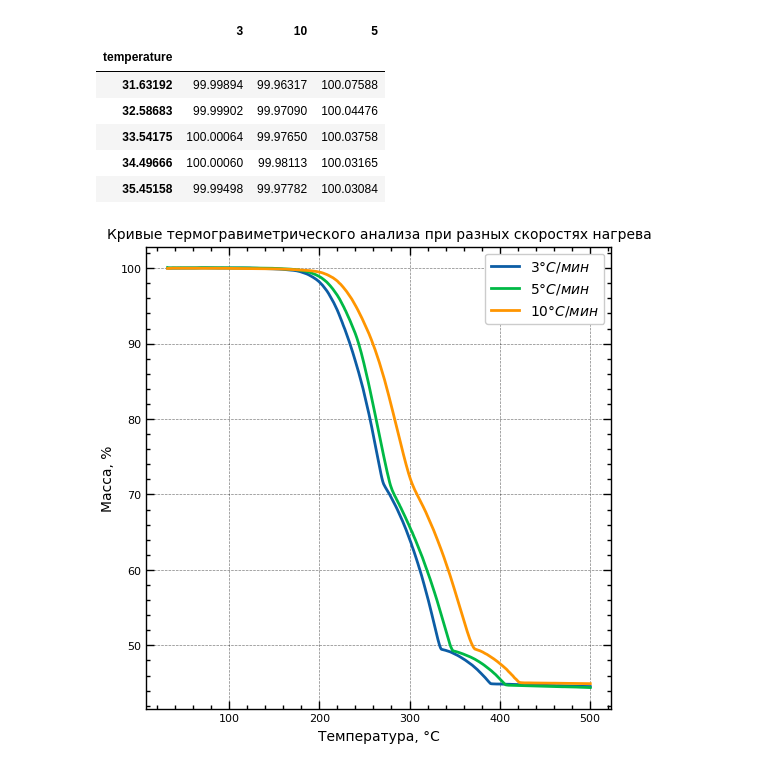
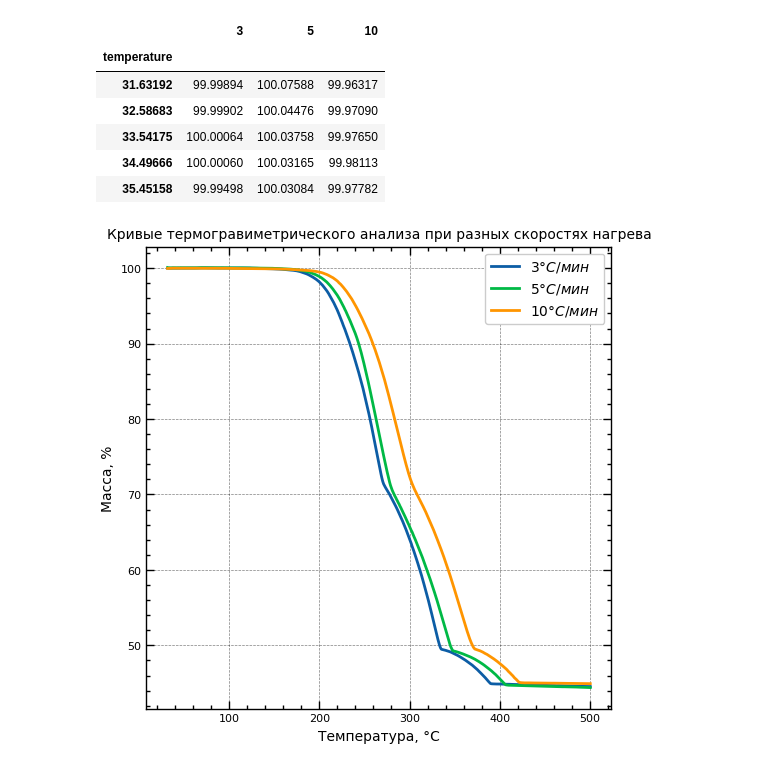
Before and after one commit to kdavjd/isoconversion_study_of_reaction_kinetics, a Jupyter notebook: isoconversion.ipynb, the cells around one changed output. Cells and saved outputs as stored; diff of their text form; code cells hidden in the pictures.

```diff
--- a/isoconversion.ipynb
+++ b/isoconversion.ipynb
@@ -27,40 +27,44 @@ if not file_list:
 default_file = file_list[0]
 
 # Определяем кодировку файла
 with open(os.path.join(folder_path, default_file), 'rb') as f:
     result = chardet.detect(f.read())
 file_encoding = result['encoding']
 
 # Считывание данных из CSV файла
 df = pd.read_csv(
     os.path.join(folder_path, default_file),
     skiprows=SRART_ROW,
     names=column_names,
     delimiter=';',
     decimal=',',
     encoding=file_encoding,
     dtype=str  # Прочитать все данные как строки
 )
 
 # Замена запятых на точки и преобразование в числа
 df = df.apply(lambda x: pd.to_numeric(x.str.replace(',', '.'), errors='coerce'))
 
 # Удаление строк с NaN значениями
 df.dropna(inplace=True)
 
 # Устанавливаем колонку 'temperature' в качестве индекса
 df.set_index('temperature', inplace=True)
 
+# Сортировка столбцов DataFrame по heating_rates
+heating_rates.sort(key=int)  # сортировка элементов списка как целых чисел
+df = df[heating_rates]  # переупорядочивание столбцов DataFrame
+
 # Вывод первых пяти строк данных
 df.head()
 # %% [output]
-|  | 3 | 10 | 5 |
+|  | 3 | 5 | 10 |
 | temperature |  |  |  |
-| 31.63192 | 99.99894 | 99.96317 | 100.07588 |
-| 32.58683 | 99.99902 | 99.97090 | 100.04476 |
-| 33.54175 | 100.00064 | 99.97650 | 100.03758 |
-| 34.49666 | 100.00060 | 99.98113 | 100.03165 |
-| 35.45158 | 99.99498 | 99.97782 | 100.03084 |
+| 31.63192 | 99.99894 | 100.07588 | 99.96317 |
+| 32.58683 | 99.99902 | 100.04476 | 99.97090 |
+| 33.54175 | 100.00064 | 100.03758 | 99.97650 |
+| 34.49666 | 100.00060 | 100.03165 | 99.98113 |
+| 35.45158 | 99.99498 | 100.03084 | 99.97782 |
 # %%
 import matplotlib.pyplot as plt
 plt.style.use(['science', 'no-latex', 'notebook', 'grid'])
```
Also changed, not shown: parts of 5 cells of this notebook.
